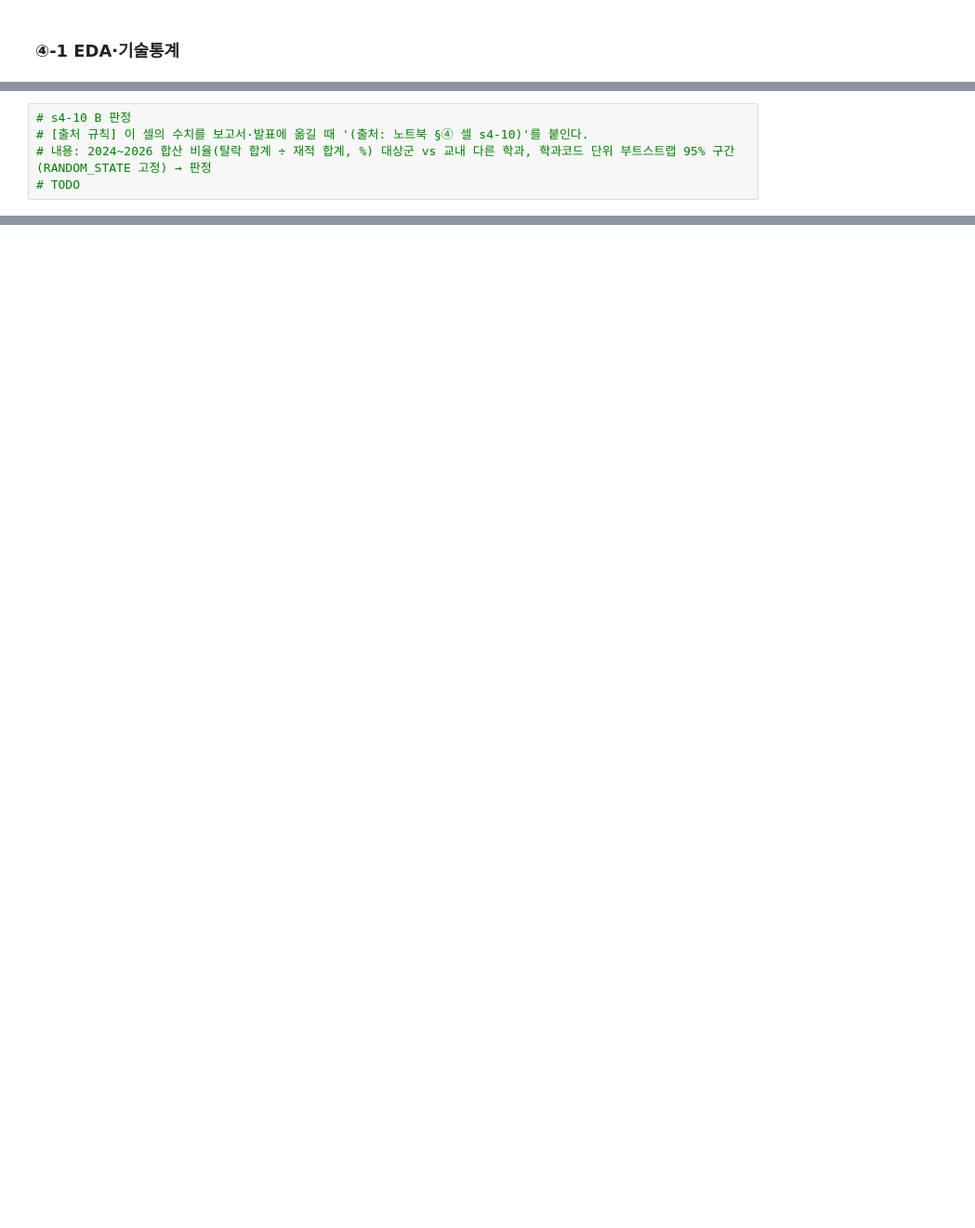
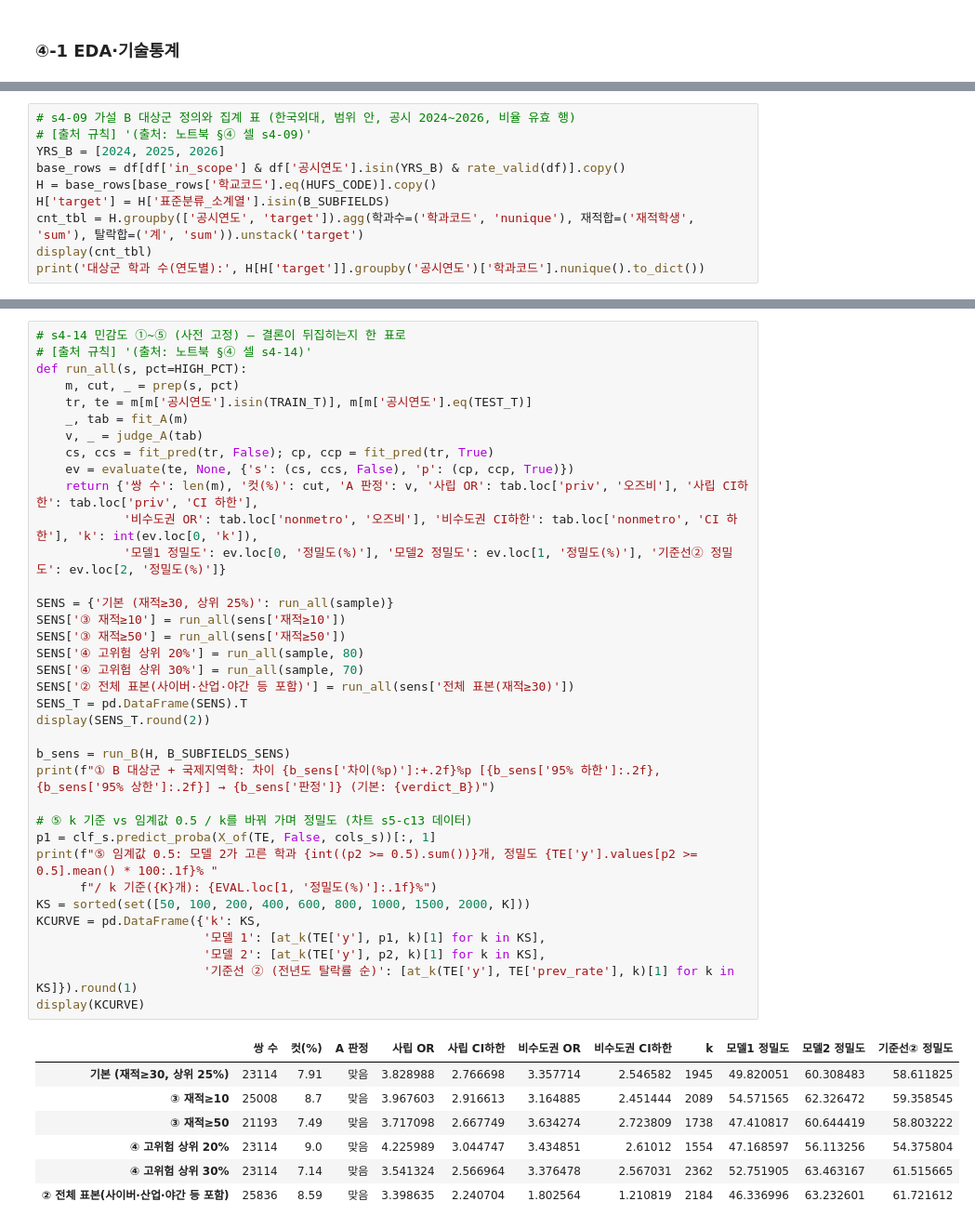
Before and after one commit to 202103116-stack/university-dropout-risk-analysis, a Jupyter notebook: notebook/팀프로젝트2_14조.ipynb, the cells around one changed output, grey strips where cells are left out. Shown at 93% size. Saved outputs shown, nothing was run; the diff lists cells and outputs as text; blank space fills up the shorter version.

```diff
--- a/notebook/팀프로젝트2_14조.ipynb
+++ b/notebook/팀프로젝트2_14조.ipynb
@@ -658,5 +882,10 @@ rows_flagged.csv 17248 KB
 # %%
-# s4-10 B 판정
-# [출처 규칙] 이 셀의 수치를 보고서·발표에 옮길 때 '(출처: 노트북 §④ 셀 s4-10)'를 붙인다.
-# 내용: 2024~2026 합산 비율(탈락 합계 ÷ 재적 합계, %) 대상군 vs 교내 다른 학과, 학과코드 단위 부트스트랩 95% 구간(RANDOM_STATE 고정) → 판정
-# TODO
+# s4-09 가설 B 대상군 정의와 집계 표 (한국외대, 범위 안, 공시 2024~2026, 비율 유효 행)
+# [출처 규칙] '(출처: 노트북 §④ 셀 s4-09)'
+YRS_B = [2024, 2025, 2026]
+base_rows = df[df['in_scope'] & df['공시연도'].isin(YRS_B) & rate_valid(df)].copy()
+H = base_rows[base_rows['학교코드'].eq(HUFS_CODE)].copy()
+H['target'] = H['표준분류_소계열'].isin(B_SUBFIELDS)
+cnt_tbl = H.groupby(['공시연도', 'target']).agg(학과수=('학과코드', 'nunique'), 재적합=('재적학생', 'sum'), 탈락합=('계', 'sum')).unstack('target')
+display(cnt_tbl)
+print('대상군 학과 수(연도별):', H[H['target']].groupby('공시연도')['학과코드'].nunique().to_dict())
@@ -700,0 +1030,44 @@ rows_flagged.csv 17248 KB
+# %%
+# s4-14 민감도 ①~⑤ (사전 고정) — 결론이 뒤집히는지 한 표로
+# [출처 규칙] '(출처: 노트북 §④ 셀 s4-14)'
+def run_all(s, pct=HIGH_PCT):
+    m, cut, _ = prep(s, pct)
+    tr, te = m[m['공시연도'].isin(TRAIN_T)], m[m['공시연도'].eq(TEST_T)]
+    _, tab = fit_A(m)
+    v, _ = judge_A(tab)
+    cs, ccs = fit_pred(tr, False); cp, ccp = fit_pred(tr, True)
+    ev = evaluate(te, None, {'s': (cs, ccs, False), 'p': (cp, ccp, True)})
+    return {'쌍 수': len(m), '컷(%)': cut, 'A 판정': v, '사립 OR': tab.loc['priv', '오즈비'], '사립 CI하한': tab.loc['priv', 'CI 하한'],
+            '비수도권 OR': tab.loc['nonmetro', '오즈비'], '비수도권 CI하한': tab.loc['nonmetro', 'CI 하한'], 'k': int(ev.loc[0, 'k']),
+            '모델1 정밀도': ev.loc[0, '정밀도(%)'], '모델2 정밀도': ev.loc[1, '정밀도(%)'], '기준선② 정밀도': ev.loc[2, '정밀도(%)']}
+
+SENS = {'기본 (재적≥30, 상위 25%)': run_all(sample)}
+SENS['③ 재적≥10'] = run_all(sens['재적≥10'])
+SENS['③ 재적≥50'] = run_all(sens['재적≥50'])
+SENS['④ 고위험 상위 20%'] = run_all(sample, 80)
+SENS['④ 고위험 상위 30%'] = run_all(sample, 70)
+SENS['② 전체 표본(사이버·산업·야간 등 포함)'] = run_all(sens['전체 표본(재적≥30)'])
+SENS_T = pd.DataFrame(SENS).T
+display(SENS_T.round(2))
+
+b_sens = run_B(H, B_SUBFIELDS_SENS)
+print(f"① B 대상군 + 국제지역학: 차이 {b_sens['차이(%p)']:+.2f}%p [{b_sens['95% 하한']:.2f}, {b_sens['95% 상한']:.2f}] → {b_sens['판정']} (기본: {verdict_B})")
+
+# ⑤ k 기준 vs 임계값 0.5 / k를 바꿔 가며 정밀도 (차트 s5-c13 데이터)
+p1 = clf_s.predict_proba(X_of(TE, False, cols_s))[:, 1]
+print(f"⑤ 임계값 0.5: 모델 2가 고른 학과 {int((p2 >= 0.5).sum())}개, 정밀도 {TE['y'].values[p2 >= 0.5].mean() * 100:.1f}% "
+      f"/ k 기준({K}개): {EVAL.loc[1, '정밀도(%)']:.1f}%")
+KS = sorted(set([50, 100, 200, 400, 600, 800, 1000, 1500, 2000, K]))
+KCURVE = pd.DataFrame({'k': KS,
+                       '모델 1': [at_k(TE['y'], p1, k)[1] for k in KS],
+                       '모델 2': [at_k(TE['y'], p2, k)[1] for k in KS],
+                       '기준선 ② (전년도 탈락률 순)': [at_k(TE['y'], TE['prev_rate'], k)[1] for k in KS]}).round(1)
+display(KCURVE)
+# %% [output]
+|  | 쌍 수 | 컷(%) | A 판정 | 사립 OR | 사립 CI하한 | 비수도권 OR | 비수도권 CI하한 | k | 모델1 정밀도 | 모델2 정밀도 | 기준선② 정밀도 |
+| 기본 (재적≥30, 상위 25%) | 23114 | 7.91 | 맞음 | 3.828988 | 2.766698 | 3.357714 | 2.546582 | 1945 | 49.820051 | 60.308483 | 58.611825 |
+| ③ 재적≥10 | 25008 | 8.7 | 맞음 | 3.967603 | 2.916613 | 3.164885 | 2.451444 | 2089 | 54.571565 | 62.326472 | 59.358545 |
+| ③ 재적≥50 | 21193 | 7.49 | 맞음 | 3.717098 | 2.667749 | 3.634274 | 2.723809 | 1738 | 47.410817 | 60.644419 | 58.803222 |
+| ④ 고위험 상위 20% | 23114 | 9.0 | 맞음 | 4.225989 | 3.044747 | 3.434851 | 2.61012 | 1554 | 47.168597 | 56.113256 | 54.375804 |
+| ④ 고위험 상위 30% | 23114 | 7.14 | 맞음 | 3.541324 | 2.566964 | 3.376478 | 2.567031 | 2362 | 52.751905 | 63.463167 | 61.515665 |
+| ② 전체 표본(사이버·산업·야간 등 포함) | 25836 | 8.59 | 맞음 | 3.398635 | 2.240704 | 1.802564 | 1.210819 | 2184 | 46.336996 | 63.232601 | 61.721612 |
```
Also changed, not shown: parts of 68 cells of this notebook, 1 other file.
